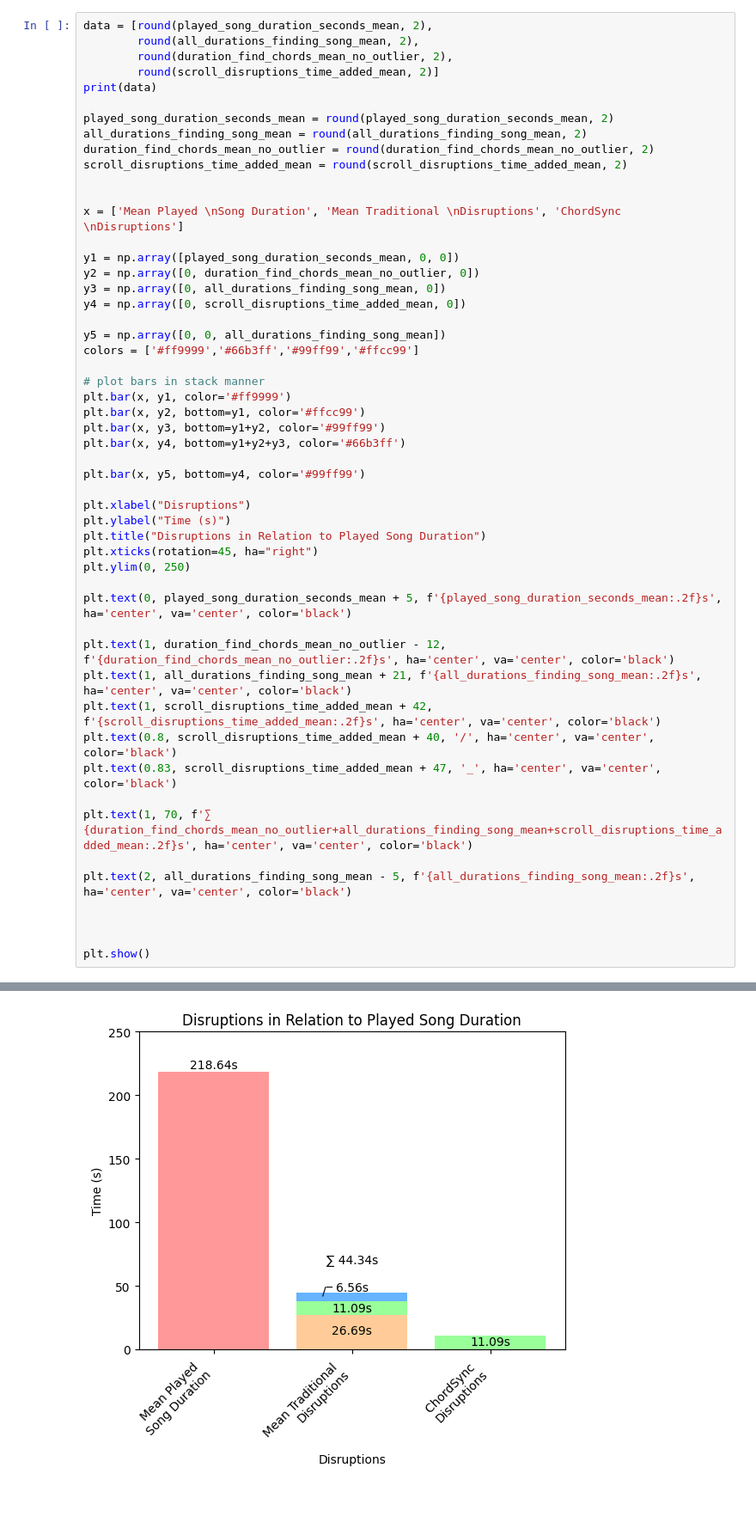
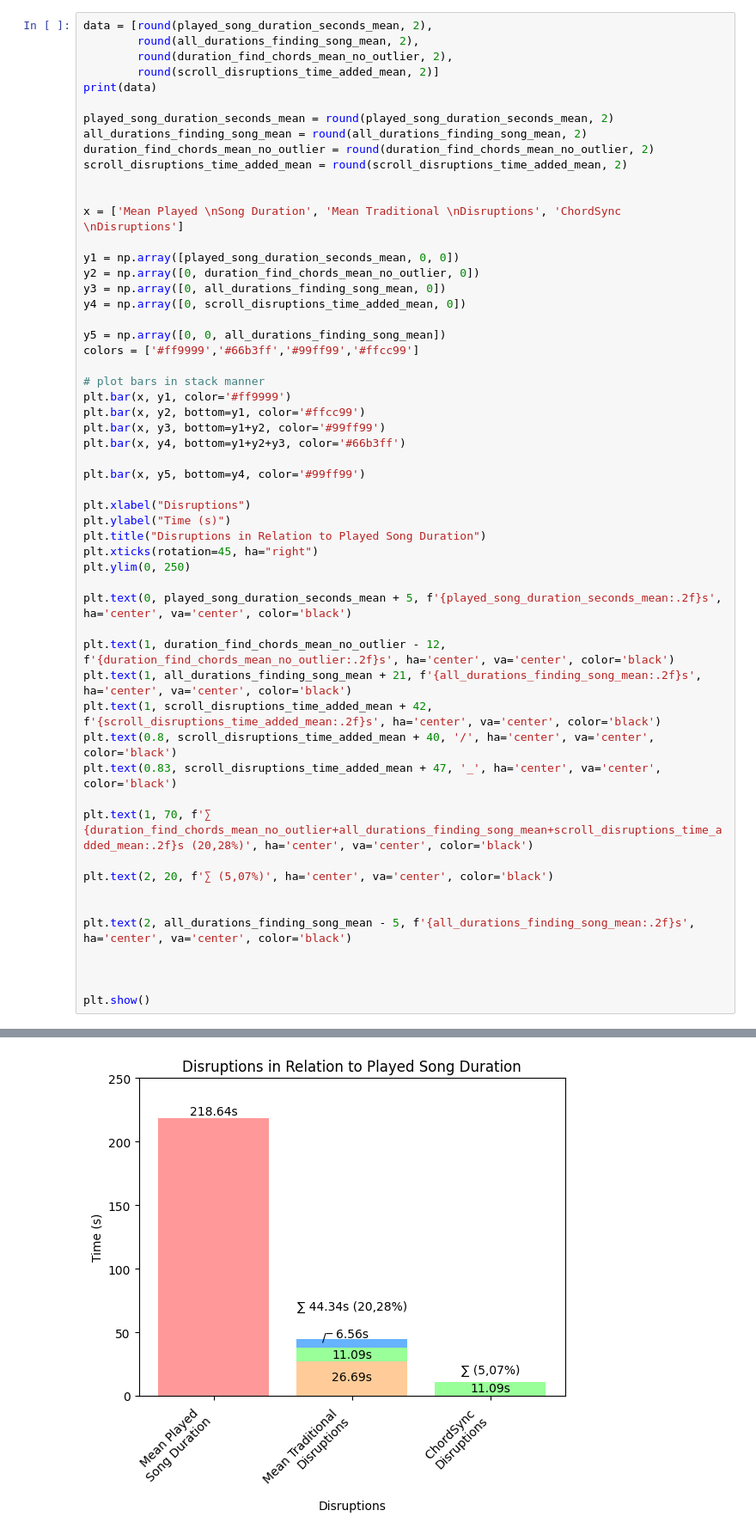
Before and after one commit to simonroedig/ChordSync_Study, a Jupyter notebook: study_analysis_task_performance.ipynb, the cells around one changed output, grey strips where cells are left out. Shown at 86% size. Drawn from its saved outputs; the diff is of its cells as text; blank space fills up the shorter version.

```diff
--- a/study_analysis_task_performance.ipynb
+++ b/study_analysis_task_performance.ipynb
@@ -833,32 +833,35 @@ colors = ['#ff9999','#66b3ff','#99ff99','#ffcc99']
 # plot bars in stack manner
 plt.bar(x, y1, color='#ff9999')
 plt.bar(x, y2, bottom=y1, color='#ffcc99')
 plt.bar(x, y3, bottom=y1+y2, color='#99ff99')
 plt.bar(x, y4, bottom=y1+y2+y3, color='#66b3ff')
 
 plt.bar(x, y5, bottom=y4, color='#99ff99')
 
 plt.xlabel("Disruptions")
 plt.ylabel("Time (s)")
 plt.title("Disruptions in Relation to Played Song Duration")
 plt.xticks(rotation=45, ha="right")
 plt.ylim(0, 250)
 
 plt.text(0, played_song_duration_seconds_mean + 5, f'{played_song_duration_seconds_mean:.2f}s', ha='center', va='center', color='black')
 
 plt.text(1, duration_find_chords_mean_no_outlier - 12, f'{duration_find_chords_mean_no_outlier:.2f}s', ha='center', va='center', color='black')
 plt.text(1, all_durations_finding_song_mean + 21, f'{all_durations_finding_song_mean:.2f}s', ha='center', va='center', color='black')
 plt.text(1, scroll_disruptions_time_added_mean + 42, f'{scroll_disruptions_time_added_mean:.2f}s', ha='center', va='center', color='black')
 plt.text(0.8, scroll_disruptions_time_added_mean + 40, '/', ha='center', va='center', color='black')
 plt.text(0.83, scroll_disruptions_time_added_mean + 47, '_', ha='center', va='center', color='black')
 
-plt.text(1, 70, f'∑ {duration_find_chords_mean_no_outlier+all_durations_finding_song_mean+scroll_disruptions_time_added_mean:.2f}s', ha='center', va='center', color='black')
+plt.text(1, 70, f'∑ {duration_find_chords_mean_no_outlier+all_durations_finding_song_mean+scroll_disruptions_time_added_mean:.2f}s (20,28%)', ha='center', va='center', color='black')
+
+plt.text(2, 20, f'∑ (5,07%)', ha='center', va='center', color='black')
+
 
 plt.text(2, all_durations_finding_song_mean - 5, f'{all_durations_finding_song_mean:.2f}s', ha='center', va='center', color='black')
 
 
 
 plt.show()
 # %% [output]
 [218.64, 11.09, 26.69, 6.56]
-[figure, old version]
+[figure, new version]
```
